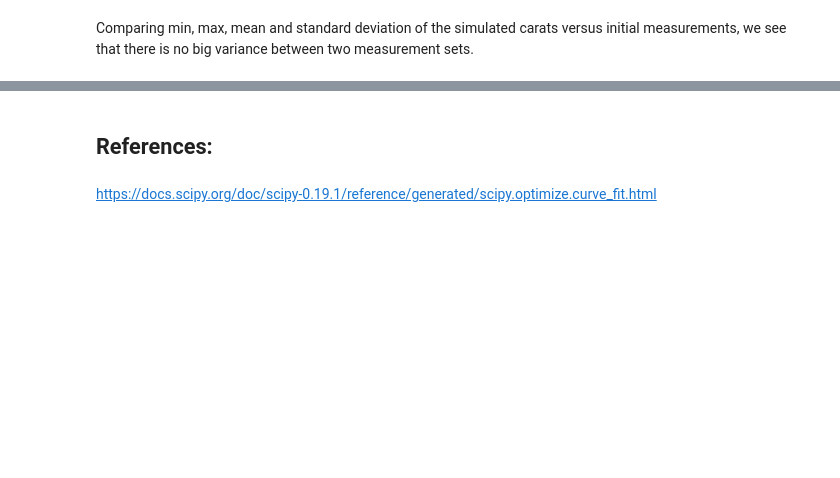
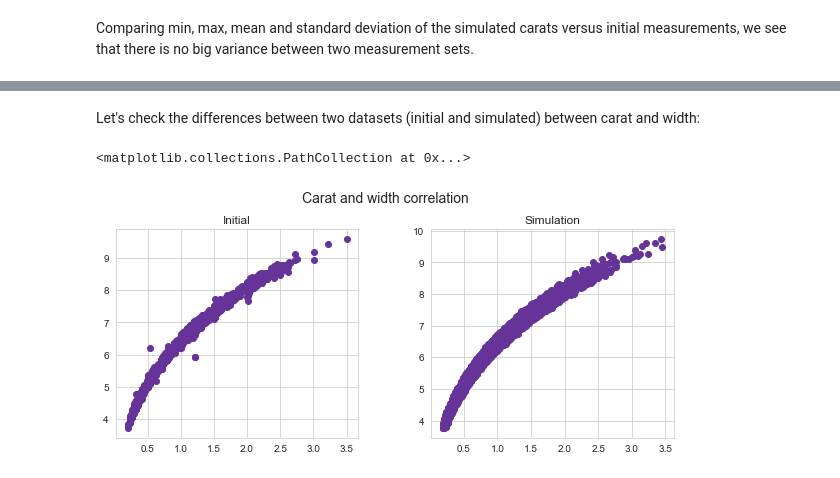
Before and after one commit to JuliaMal/ProgDA_Project2, a Jupyter notebook: Project2.ipynb, the cells around one changed output, grey strips where cells are left out. Saved outputs shown, nothing was run; the diff lists cells and outputs as text; code cells hidden in the pictures; blank space fills up the shorter version.

```diff
--- a/Project2.ipynb
+++ b/Project2.ipynb
@@ -791,4 +571,0 @@ df['length'].describe()
-# %%
-sns.set_style("whitegrid")
-fig = plt.figure(figsize=(10,7))
-sns.distplot(df['length'], color="rebeccapurple")
@@ -797,3 +571,0 @@ df['width'].describe()
-# %%
-sns.set_style("whitegrid")
-sns.distplot(df['width'], color="rebeccapurple")
@@ -865,4 +571,0 @@ sns.distplot(gamma)
-# %%
-# Importing the tips dataset from the local file
-df = pd.read_csv("diamonds_full.csv")
-df.head()
@@ -873,5 +571,0 @@ df1.head()
-# %%
-sns.set_style("whitegrid")
-fig = plt.figure(figsize=(10,7))
-fig.add_subplot(1,1,1)
-sns.distplot(df1['price'], color="rebeccapurple", bins = 100)
@@ -899,4 +572,17 @@ from kapteyn import kmpfit
-# %% [markdown]
-## References:
-# %% [markdown]
-https://docs.scipy.org/doc/scipy-0.19.1/reference/generated/scipy.optimize.curve_fit.html
+# %% [markdown]
+Let's check the differences between two datasets (initial and simulated) between carat and width:
+# %%
+fig = plt.figure(figsize=(10,4))
+title = fig.suptitle("Carat and width correlation", fontsize=14)
+fig.subplots_adjust(top=0.85, wspace=0.3)
+
+ax1 = fig.add_subplot(1,2,1)
+ax1.set_title("Initial")
+plt.scatter(df['carat'], df['width'], color="rebeccapurple")
+
+ax2 = fig.add_subplot(1,2,2)
+ax2.set_title("Simulation")
+plt.scatter(s_carat, s_width, color="rebeccapurple")
+# %% [output]
+<matplotlib.collections.PathCollection at 0x...>
+[figure, added]
```
Also changed, not shown: parts of 205 cells of this notebook, 1 other file.
